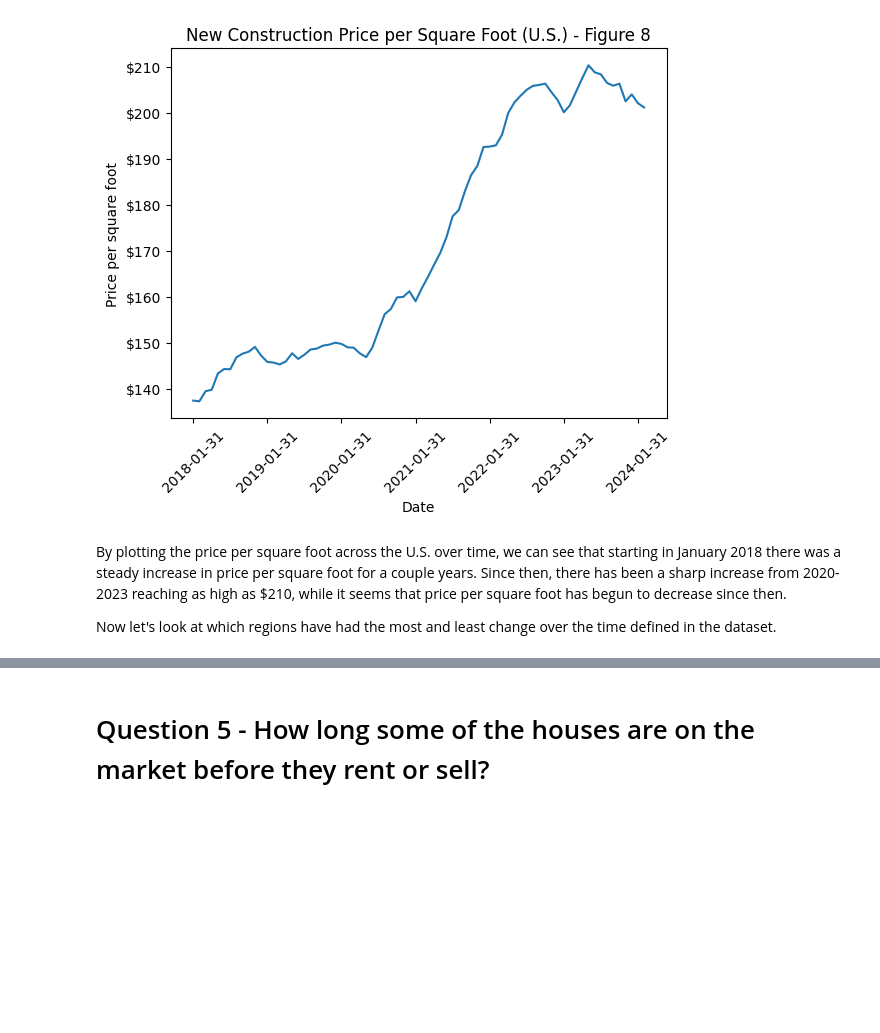
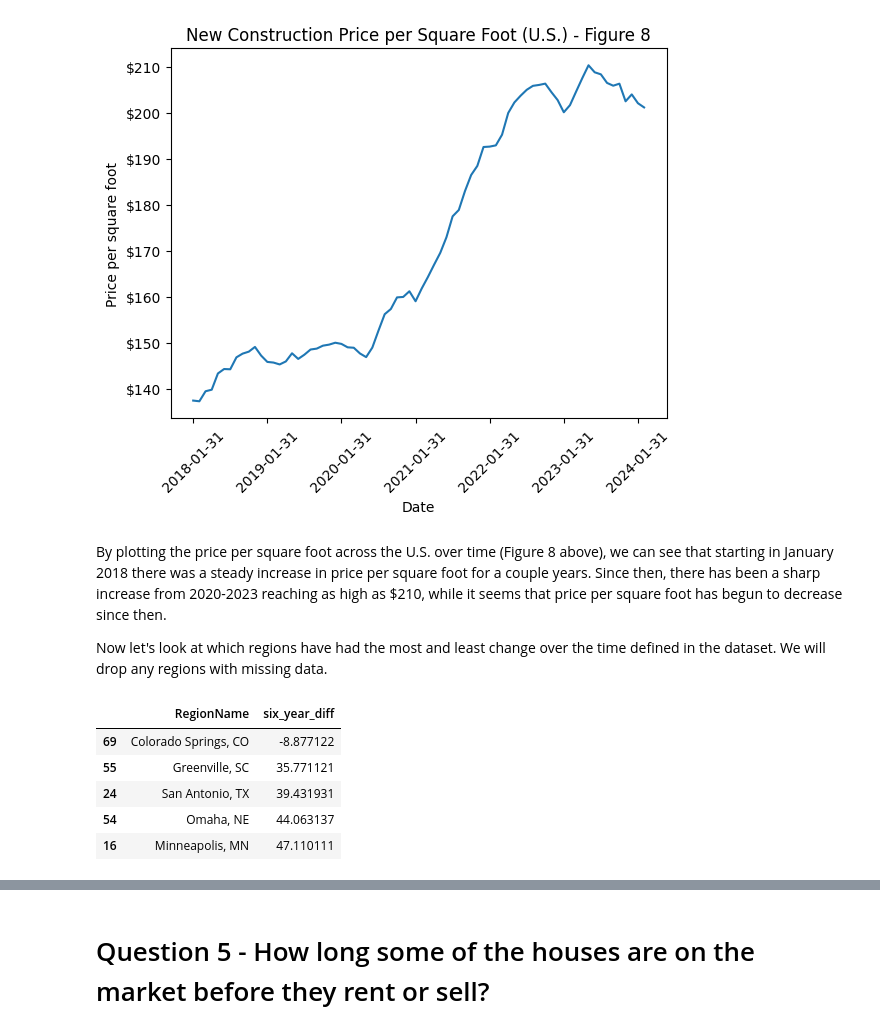
Before and after one commit to leoflewis/final-project, a Jupyter notebook: Project-Notebook.ipynb, the cells around one changed output, grey strips where cells are left out. Saved outputs shown, nothing was run; the diff lists cells and outputs as text; code cells hidden in the pictures; blank space fills up the shorter version.

```diff
--- a/Project-Notebook.ipynb
+++ b/Project-Notebook.ipynb
@@ -398,6 +397,22 @@ ax.set_title("New Construction Price per Square Foot (U.S.) - Figure 8")
 Text(0.5, 1.0, 'New Construction Price per Square Foot (U.S.) - Figure 8')
 [figure]
 # %% [markdown]
-By plotting the price per square foot across the U.S. over time, we can see that starting in January 2018 there was a steady increase in price per square foot for a couple years. Since then, there has been a sharp increase from 2020-2023 reaching as high as $210, while it seems that price per square foot has begun to decrease since then.
+By plotting the price per square foot across the U.S. over time (Figure 8 above), we can see that starting in January 2018 there was a steady increase in price per square foot for a couple years. Since then, there has been a sharp increase from 2020-2023 reaching as high as $210, while it seems that price per square foot has begun to decrease since then.
 
-Now let's look at which regions have had the most and least change over the time defined in the dataset.
+Now let's look at which regions have had the most and least change over the time defined in the dataset. We will drop any regions with missing data.
+# %%
+square_footage.dropna(inplace=True)
+square_footage['six_year_diff'] = square_footage['2024-02-29'] - square_footage['2018-01-31']
+five_least = square_footage.sort_values(by='six_year_diff', ascending=True).head(5)
+five_least_plot_data = five_least.drop(["RegionID", "SizeRank", "RegionName", "RegionType", "StateName", "six_year_diff"], axis=1)
+five_highest = square_footage.sort_values(by='six_year_diff', ascending=False).head(5)
+five_most_plot_data = five_highest.drop(["RegionID", "SizeRank", "RegionName", "RegionType", "StateName", "six_year_diff"], axis=1)
+small_table = five_least[['RegionName', 'six_year_diff']]
+small_table
+# %% [output]
+|  | RegionName | six_year_diff |
+| 69 | Colorado Springs, CO | -8.877122 |
+| 55 | Greenville, SC | 35.771121 |
+| 24 | San Antonio, TX | 39.431931 |
+| 54 | Omaha, NE | 44.063137 |
+| 16 | Minneapolis, MN | 47.110111 |
```
Also changed, not shown: parts of 8 cells of this notebook.
